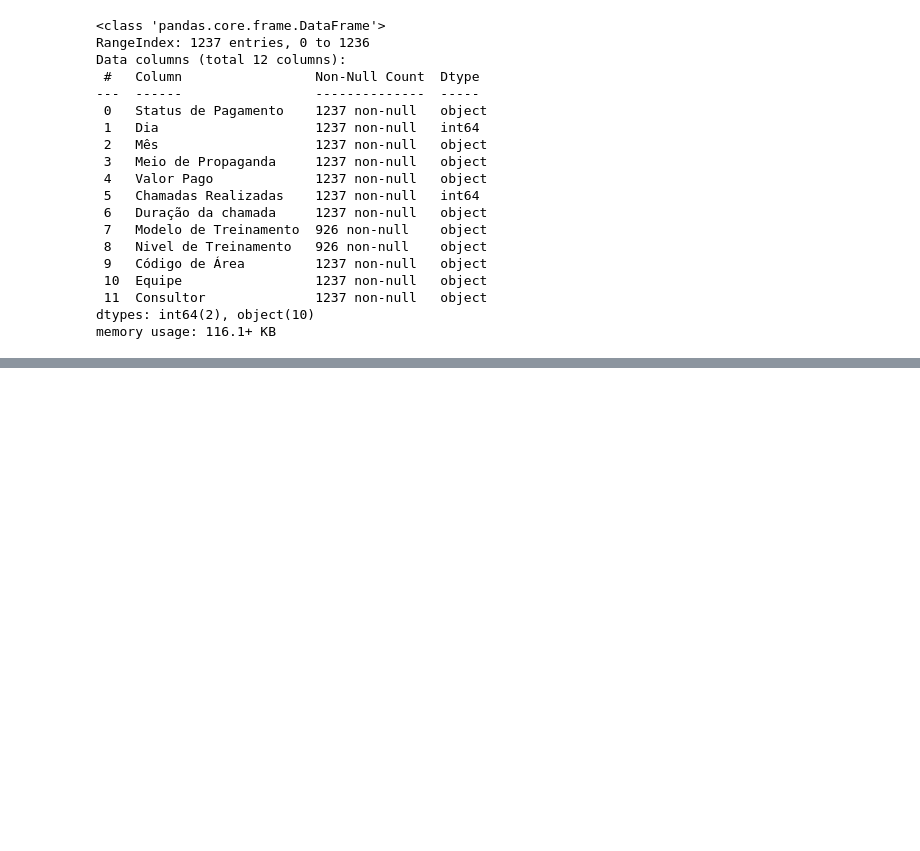
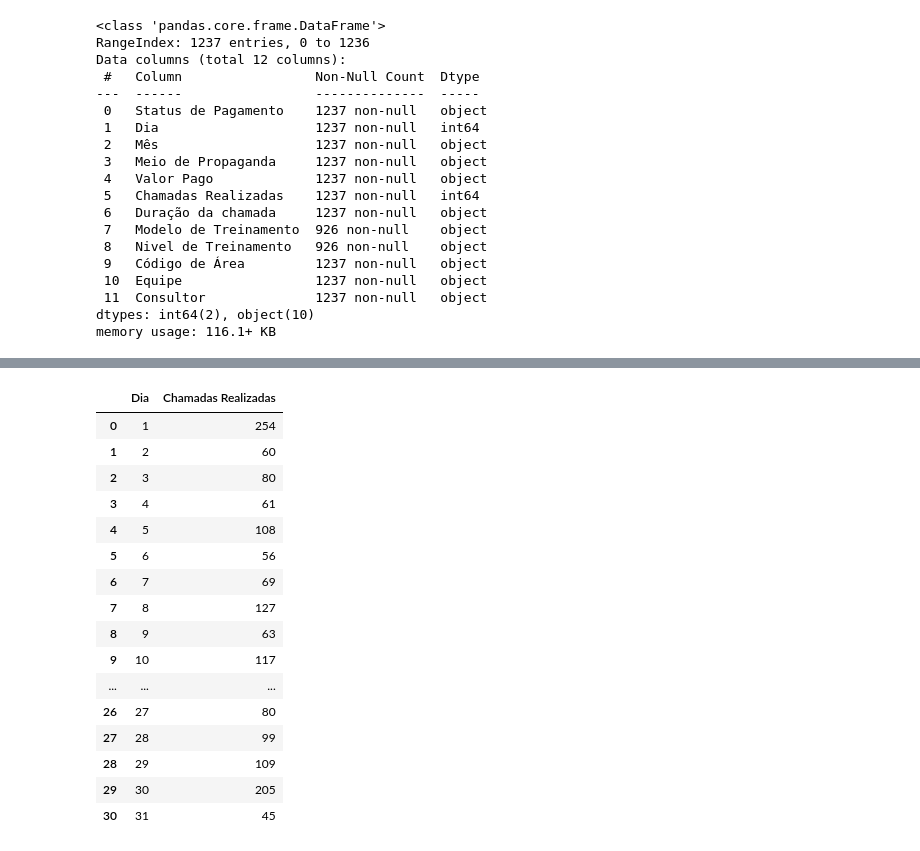
Before and after one commit to alexclemente1985/AsimovAcademy, a Jupyter notebook: modulo_7_sales/graphics.ipynb, the cells around one changed output, grey strips where cells are left out. Drawn from its saved outputs; the diff is of its cells as text; code cells hidden in the pictures; blank space fills up the shorter version.

```diff
--- a/modulo_7_sales/graphics.ipynb
+++ b/modulo_7_sales/graphics.ipynb
@@ -112,0 +156,23 @@ memory usage: 116.1+ KB
+# %%
+#2) Quantidade de chamadas diárias por mês
+
+df2 = df.groupby('Dia')['Chamadas Realizadas'].sum().reset_index()
+df2
+# %% [output]
+|  | Dia | Chamadas Realizadas |
+| 0 | 1 | 254 |
+| 1 | 2 | 60 |
+| 2 | 3 | 80 |
+| 3 | 4 | 61 |
+| 4 | 5 | 108 |
+| 5 | 6 | 56 |
+| 6 | 7 | 69 |
+| 7 | 8 | 127 |
+| 8 | 9 | 63 |
+| 9 | 10 | 117 |
+| ... | ... | ... |
+| 26 | 27 | 80 |
+| 27 | 28 | 99 |
+| 28 | 29 | 109 |
+| 29 | 30 | 205 |
+| 30 | 31 | 45 |
```
Also changed, not shown: parts of 29 cells of this notebook, 8 other files.
